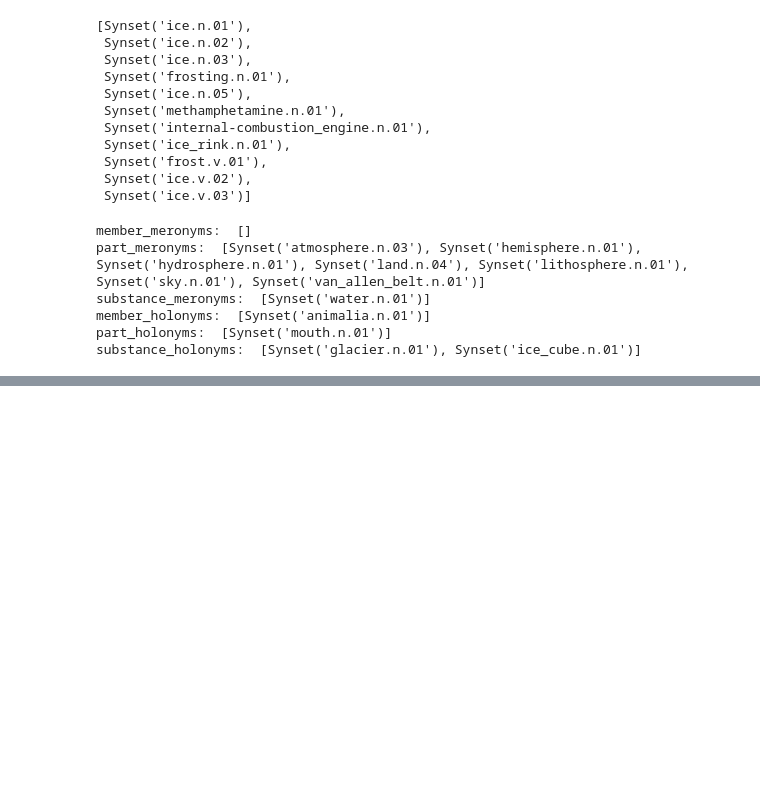
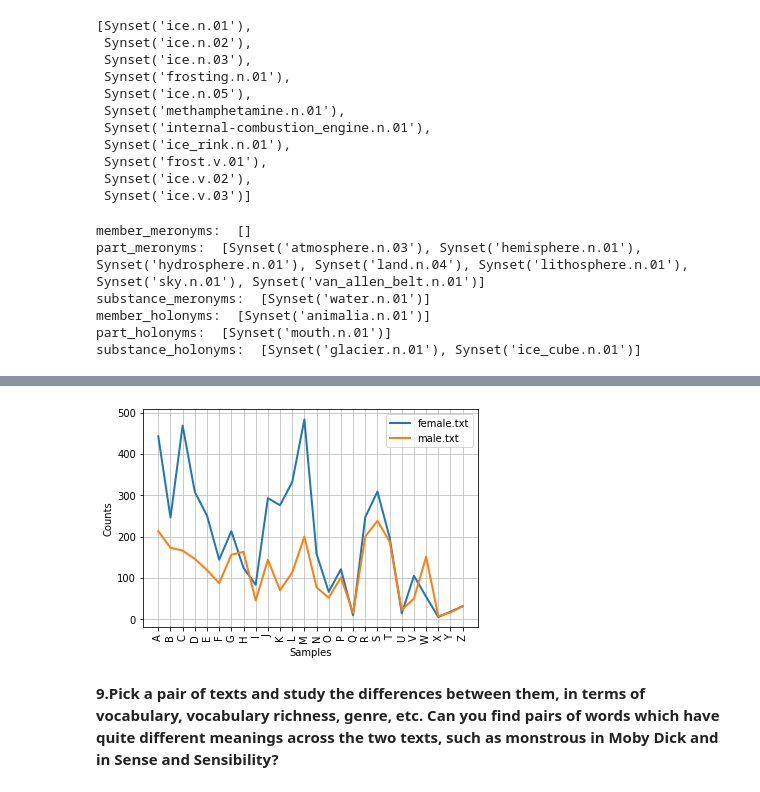
Before and after one commit to manojgali/NLP-Course-Work, a Jupyter notebook: chapter2_solutions.ipynb, the cells around one changed output, grey strips where cells are left out. Cells and saved outputs as stored; diff of their text form; code cells hidden in the pictures; blank space fills up the shorter version.

```diff
--- a/chapter2_solutions.ipynb
+++ b/chapter2_solutions.ipynb
@@ -143,0 +190,4 @@ wn.synsets('ice')[0].member_meronyms()
+# %%
+nltk.download('names')
+names=nltk.corpus.names
+names.fileids()
@@ -143,0 +198,11 @@ wn.synsets('ice')[0].member_meronyms()
+# %%
+cfd=nltk.ConditionalFreqDist(
+    (fileid,words[0])
+    for fileid in names.fileids()
+    for words in names.words(fileid)
+)
+cfd.plot()
+# %% [output]
+[figure, added]
+# %% [markdown]
+**9.Pick a pair of texts and study the differences between them, in terms of vocabulary, vocabulary richness, genre, etc. Can you find pairs of words which have quite different meanings across the two texts, such as monstrous in Moby Dick and in Sense and Sensibility?**
```
Also changed, not shown: parts of 22 cells of this notebook.
